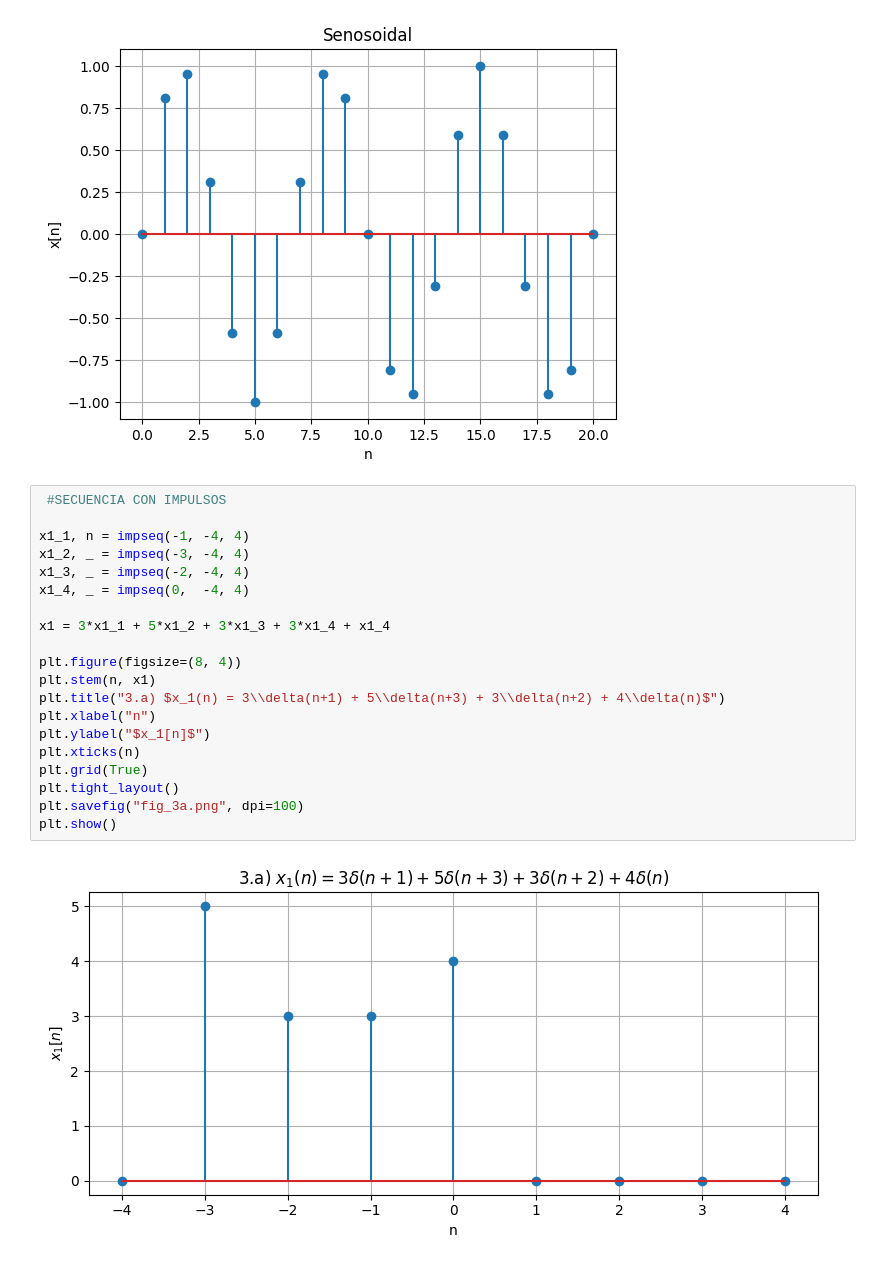
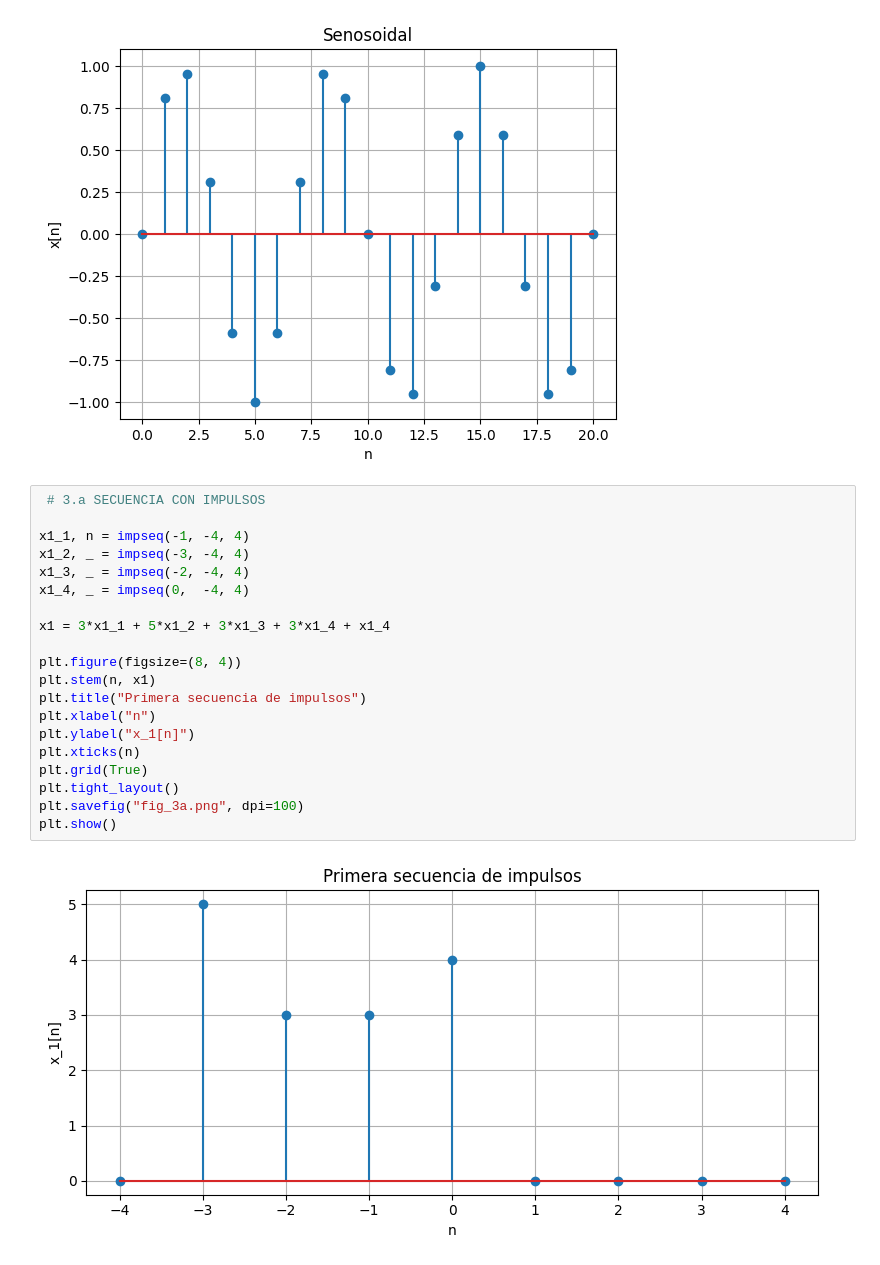
Before and after one commit to mariacamilato/Practica_2_Biosenales, a Jupyter notebook: SeñalesYSistemasDiscretos.ipynb, the cells around one changed output. Saved outputs shown, nothing was run; the diff lists cells and outputs as text.

```diff
--- a/SeñalesYSistemasDiscretos.ipynb
+++ b/SeñalesYSistemasDiscretos.ipynb
@@ -101,25 +101,25 @@ plt.show()
 # %% [output]
 [figure]
 # %%
- #SECUENCIA CON IMPULSOS
+ # 3.a SECUENCIA CON IMPULSOS
 
 x1_1, n = impseq(-1, -4, 4)
 x1_2, _ = impseq(-3, -4, 4)
 x1_3, _ = impseq(-2, -4, 4)
 x1_4, _ = impseq(0,  -4, 4)
 
 x1 = 3*x1_1 + 5*x1_2 + 3*x1_3 + 3*x1_4 + x1_4
 
 plt.figure(figsize=(8, 4))
 plt.stem(n, x1)
-plt.title("3.a) $x_1(n) = 3\\delta(n+1) + 5\\delta(n+3) + 3\\delta(n+2) + 4\\delta(n)$")
+plt.title("Primera secuencia de impulsos")
 plt.xlabel("n")
-plt.ylabel("$x_1[n]$")
+plt.ylabel("x_1[n]")
 plt.xticks(n)
 plt.grid(True)
 plt.tight_layout()
 plt.savefig("fig_3a.png", dpi=100)
 plt.show()
 # %% [output]
-[figure, old version]
+[figure, new version]
 # %%
```
Also changed, not shown: parts of 4 cells of this notebook, 5 other files.
